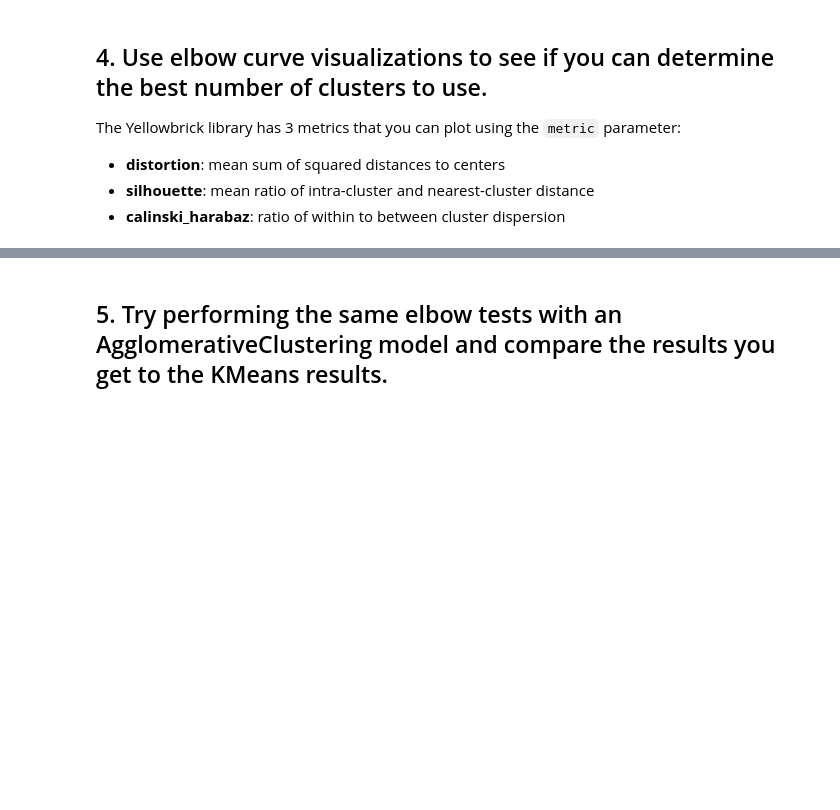
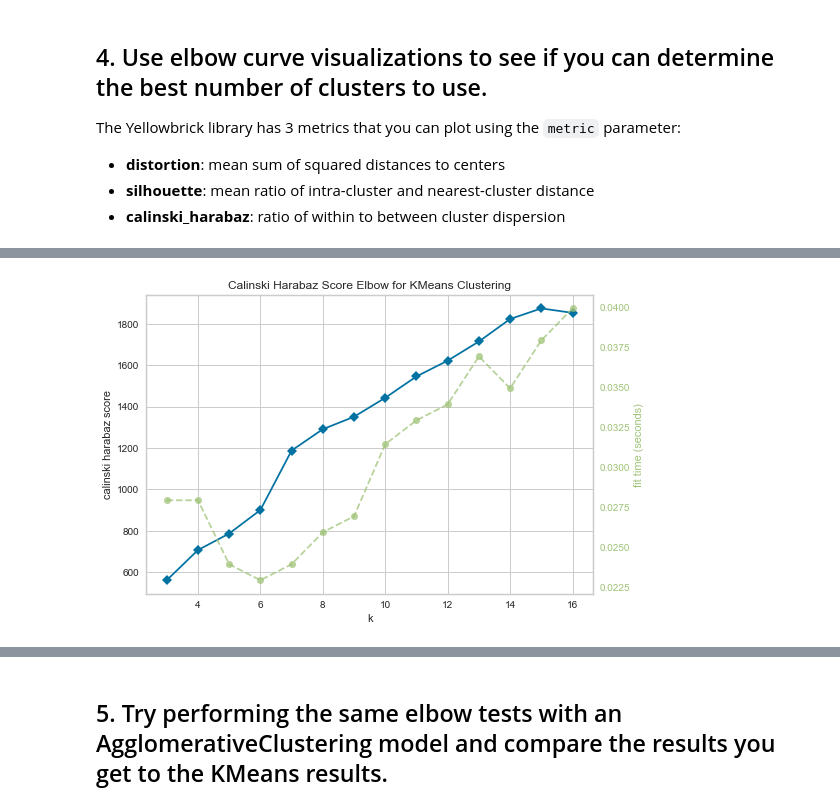
Before and after one commit to ta-data-lis/lab-learning-evaluation, a Jupyter notebook: your-code/main.ipynb, the cells around one changed output, grey strips where cells are left out. Cells and saved outputs as stored; diff of their text form; code cells hidden in the pictures; blank space fills up the shorter version.

```diff
--- a/your-code/main.ipynb
+++ b/your-code/main.ipynb
@@ -29,0 +121,10 @@ The Yellowbrick library has 3 metrics that you can plot using the `metric` param
+# %%
+#calinski_harabaz
+model = KMeans()
+visualizer = KElbowVisualizer(model, k=(3,17),metric='calinski_harabaz')
+visualizer.fit(X)
+visualizer.poof()
+
+#6 "knie"
+# %% [output]
+[figure, added]
```
Also changed, not shown: parts of 17 cells of this notebook.
